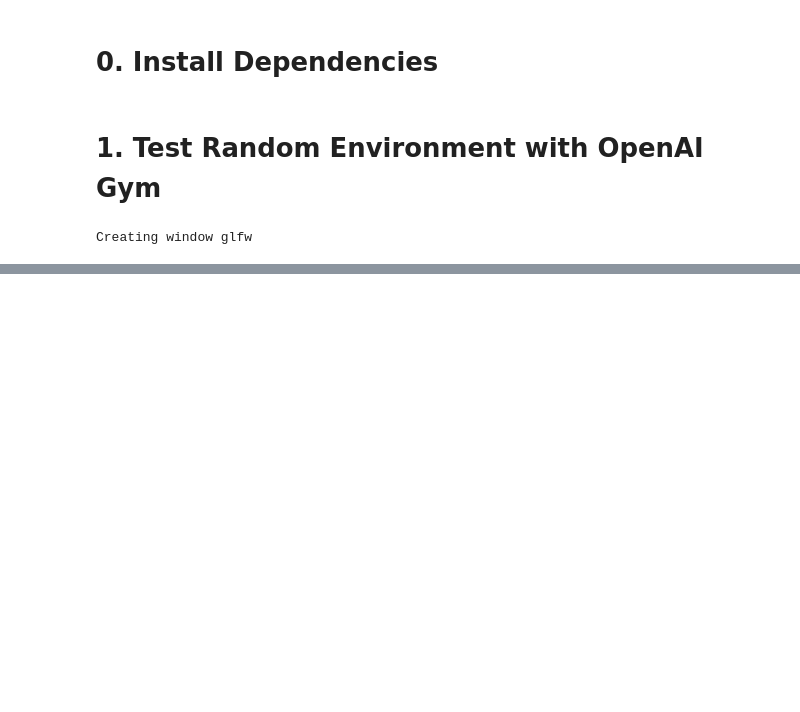
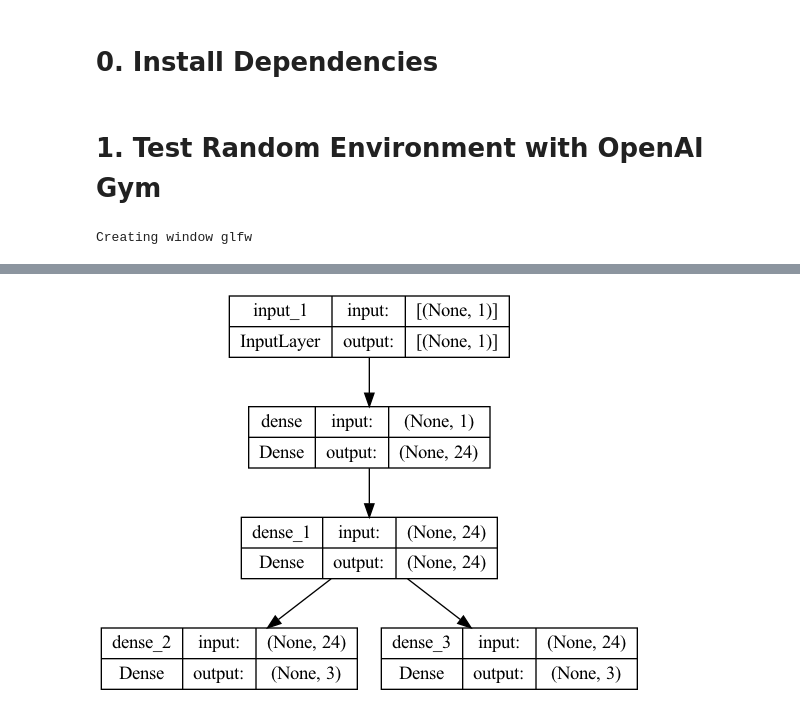
Before and after one commit to ttezy/Two-joint-Snake-Simulation-on-Mujoco, a Jupyter notebook: snake-main.ipynb, the cells around one changed output, grey strips where cells are left out. Drawn from its saved outputs; the diff is of its cells as text; code cells hidden in the pictures; blank space fills up the shorter version.

Commit message:
Updated model layer

```diff
--- a/snake-main.ipynb
+++ b/snake-main.ipynb
@@ -97,7 +98,7 @@ for episode in range(1, episodes + 1):
     while not done:
         action1 = env.action_space.sample()
         action2 = env.action_space.sample()
-        n_dist, reward, done, info = env.step(action1, action2)
+        n_dist, reward, done, info = env.step([action1, action2])
         #env.render()
         score += reward
     print('Episode:{} Score:{}'.format(episode, score))
@@ -111,0 +119,4 @@ Episode:2 Score:508
+# %%
+states = env.observation_space.shape
+actions = env.action_space.n
+print(states, actions)
@@ -111,0 +132,11 @@ Episode:2 Score:508
+# %%
+def build_model(states, actions):
+    input = Input(shape=states)
+    first_layer = Dense(24, activation='relu')(input)
+    second_layer = Dense(24, activation='relu')(first_layer)
+    output_action1 = Dense(actions, activation='linear')(second_layer)
+    output_action2 = Dense(actions, activation='linear')(second_layer)
+    model = keras.Model(input, [output_action1, output_action2])
+    return model
+# %%
+model = build_model(states, actions)
@@ -111,0 +146,4 @@ Episode:2 Score:508
+# %%
+plot_model(model, "SnakeRL_Model.png", show_shapes=True)
+# %% [output]
+[figure, added]
```
Also changed, not shown: parts of 22 cells of this notebook, 2 other files.
